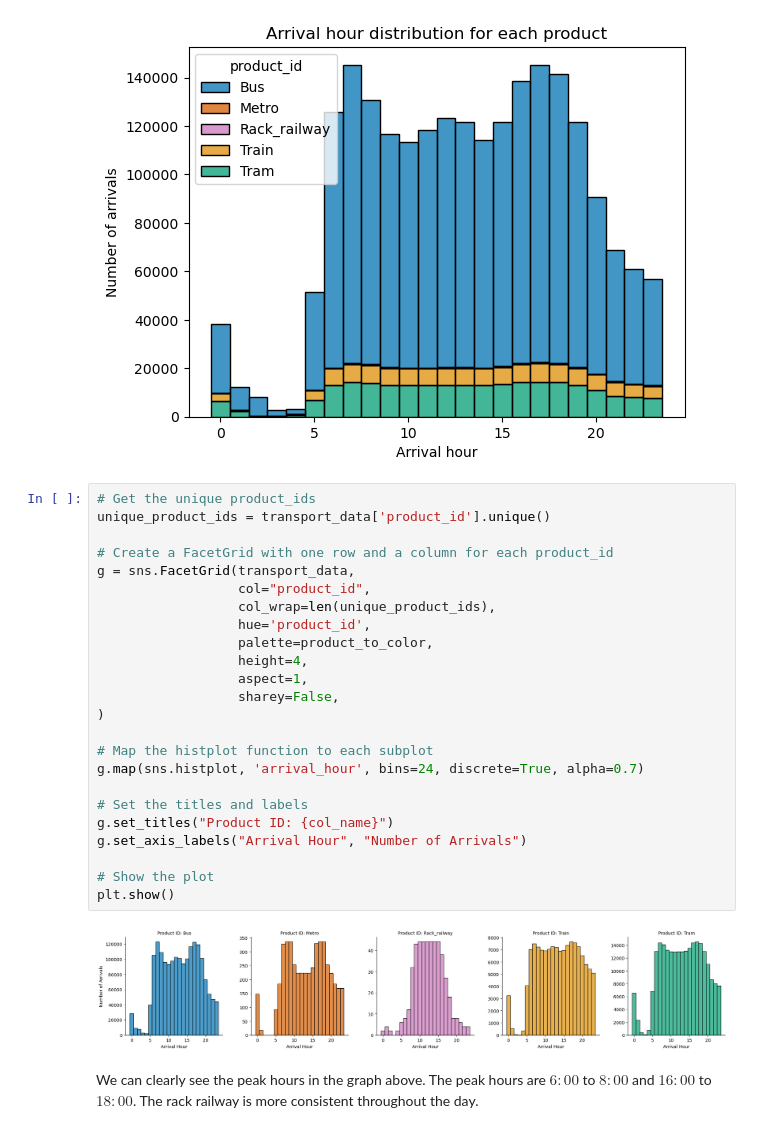
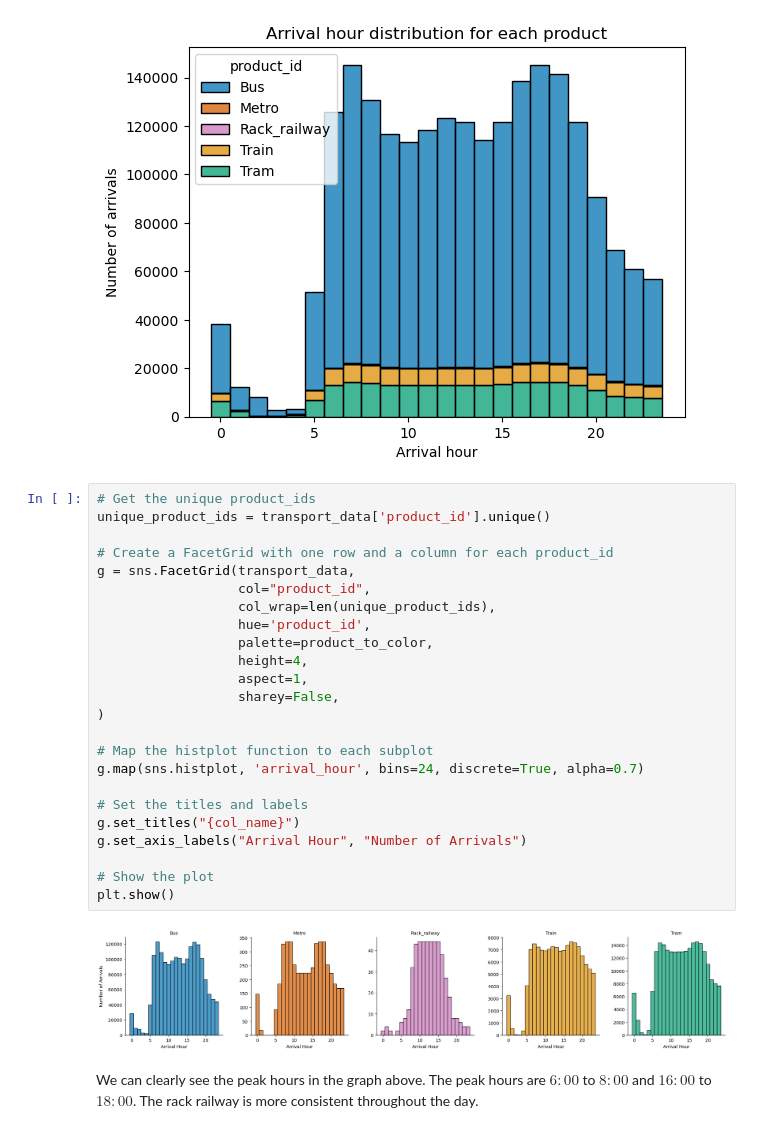
Before and after one commit to com-480-data-visualization/project-2023-choo-choo-data-darlings, a Jupyter notebook: basic_analysis.ipynb, the cells around one changed output. Saved outputs shown, nothing was run; the diff lists cells and outputs as text.

```diff
--- a/basic_analysis.ipynb
+++ b/basic_analysis.ipynb
@@ -386,29 +386,29 @@ plt.show()
 # %%
 # Get the unique product_ids
 unique_product_ids = transport_data['product_id'].unique()
 
 # Create a FacetGrid with one row and a column for each product_id
 g = sns.FacetGrid(transport_data,
                   col="product_id",
                   col_wrap=len(unique_product_ids),
                   hue='product_id',
                   palette=product_to_color,
                   height=4,
                   aspect=1,
                   sharey=False,
 )
 
 # Map the histplot function to each subplot
 g.map(sns.histplot, 'arrival_hour', bins=24, discrete=True, alpha=0.7)
 
 # Set the titles and labels
-g.set_titles("Product ID: {col_name}")
+g.set_titles("{col_name}")
 g.set_axis_labels("Arrival Hour", "Number of Arrivals")
 
 # Show the plot
 plt.show()
 # %% [output]
-[figure, old version]
+[figure, new version]
 # %% [markdown]
 We can clearly see the peak hours in the graph above. The peak hours are $6:00$ to $8:00$ and $16:00$ to $18:00$. The rack railway is more consistent throughout the day.
 # %% [markdown]
```
Also changed, not shown: 1 other file.
